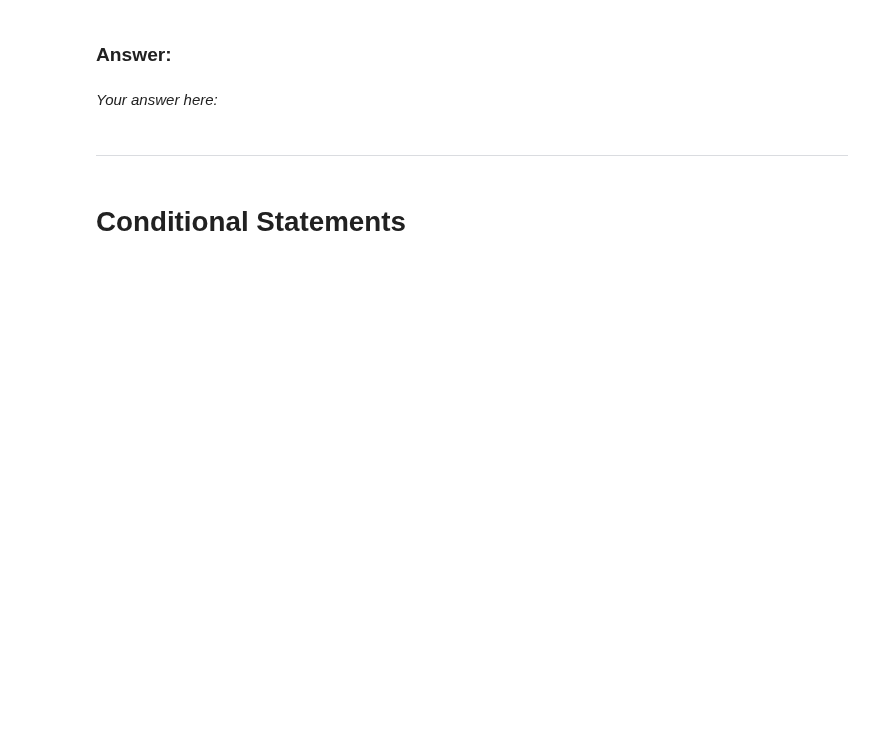
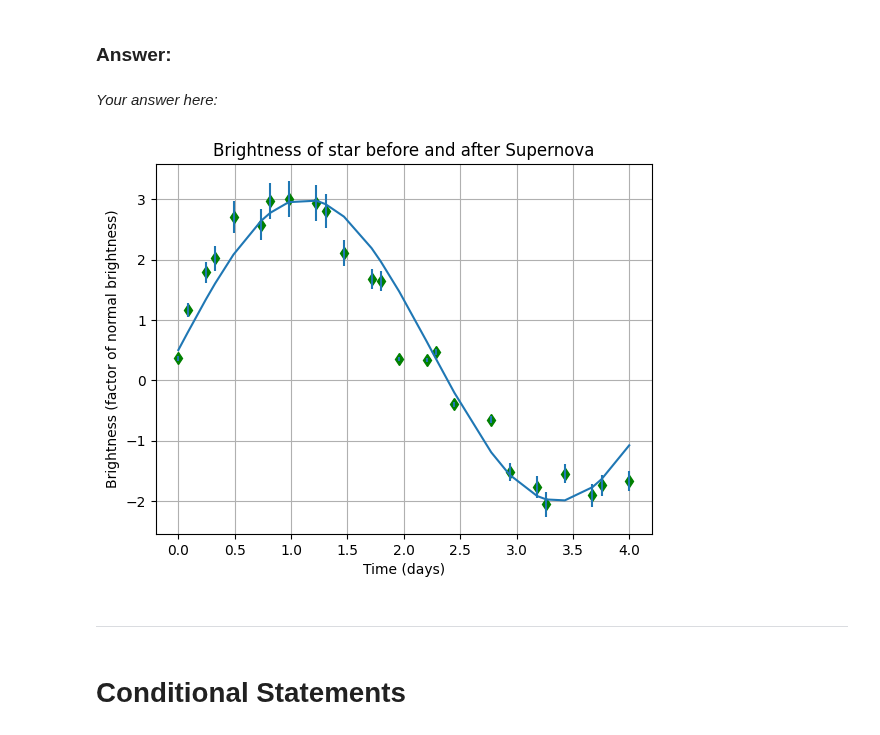
Before and after one commit to Clarke-Henshaw-Miles/extra, a Jupyter notebook: DATA SCIENCE/Chapter1Attempt.ipynb, the cells around one changed output. Saved outputs shown, nothing was run; the diff lists cells and outputs as text; code cells hidden in the pictures; blank space fills up the shorter version.

```diff
--- a/DATA SCIENCE/Chapter1Attempt.ipynb
+++ b/DATA SCIENCE/Chapter1Attempt.ipynb
@@ -58,6 +58,25 @@ Day 0 marks the time of the explosion.
 ### Answer:
 # %% [markdown]
 *Your answer here:*
+# %%
+time = np.array([0.,0.08163265, 0.24489796, 0.32653061, 0.48979592, 0.73469388, 0.81632653, 0.97959184 , 1.2244898 , 1.30612245, 1.46938776 ,1.71428571, 1.79591837, 1.95918367 , 2.20408163, 2.28571429, 2.44897959 , 2.7755102, 2.93877551 , 3.18367347 , 3.26530612 , 3.42857143 , 3.67346939, 3.75510204 , 4. ])
+brightness = np.array([0.36253211, 1.16748232 , 1.78775018, 2.01934344 , 2.70657393 , 2.57897185, 2.96562829 , 3.00174824 , 2.93663326, 2.80591525 , 2.11027035 , 1.67940753, 1.64772549 , 0.3513817 , 0.33366962, 0.47097419 , -0.39790443, -0.65133529, -1.52086508 , -1.76831912, -2.05865798, -1.55083722 ,-1.90755375 , -1.74307249, -1.66250842])
+# %%
+def fit_function(x, a, b, c):
+    return a*np.sin(b*x)+c
+
+y = fit_function(time, 2.5, 1.4, 0.5)
+
+plt.plot(time, brightness, 'gd')
+plt.plot(time, y)
+plt.title('Brightness of star before and after Supernova')
+plt.xlabel('Time (days)')
+plt.ylabel('Brightness (factor of normal brightness)')
+plt.errorbar(time, brightness, yerr=((0.1*brightness)**2)**0.5, fmt='none')
+plt.grid()
+plt.show()
+# %% [output]
+[figure, added]
 # %% [markdown]
 ***
 # %% [markdown]
```
